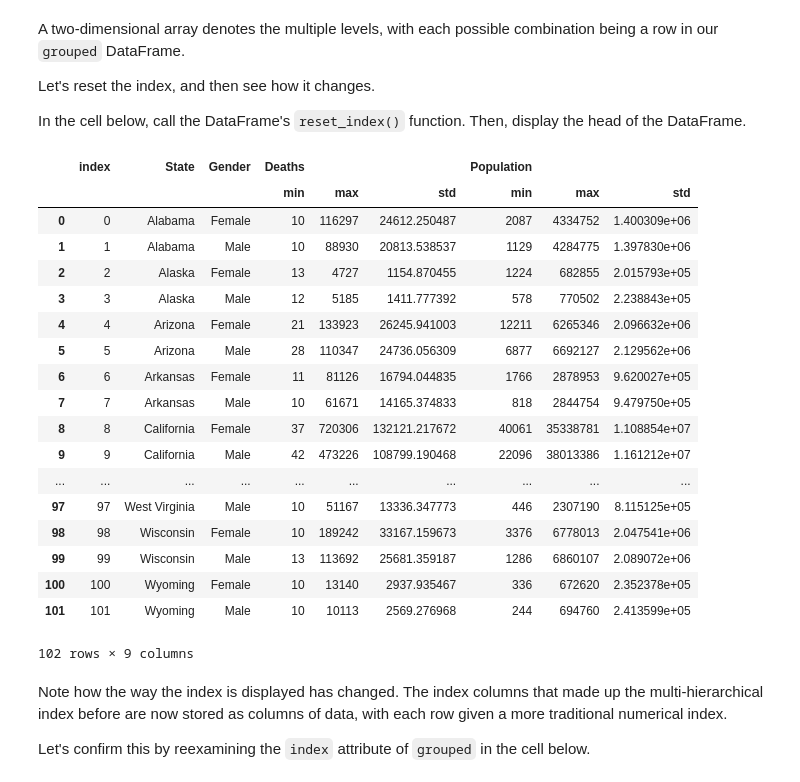
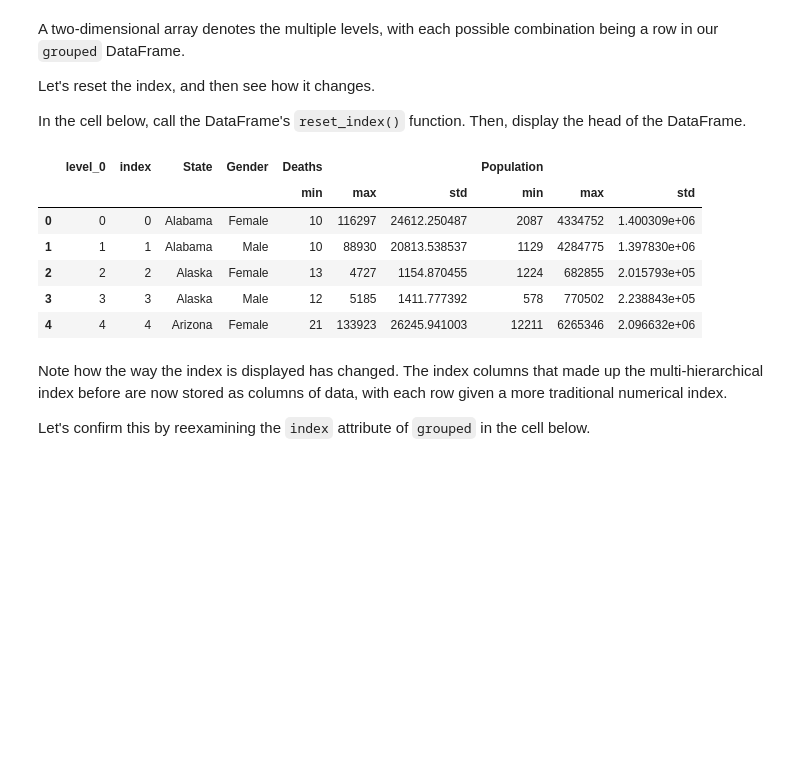
Before and after one commit to AustinKrause/dsc-1-04-09-pivot-tables-with-pandas-lab-nyc-ds-career-031119, a Jupyter notebook: index.ipynb, the cells around one changed output. Saved outputs shown, nothing was run; the diff lists cells and outputs as text; code cells hidden in the pictures; blank space fills up the shorter version.

```diff
--- a/index.ipynb
+++ b/index.ipynb
@@ -268,27 +268,15 @@ In the cell below, call the DataFrame's `reset_index()` function.  Then, display
 # %%
 # First, reset the index. Notice the subtle difference; State and Gender are now columns rather then the index.
 grouped = grouped.reset_index()
-grouped.heaD
+grouped.head()
 # %% [output]
-|  | index | State | Gender | Deaths |  |  | Population |  |  |
-|  |  |  |  | min | max | std | min | max | std |
-| 0 | 0 | Alabama | Female | 10 | 116297 | 24612.250487 | 2087 | 4334752 | 1.400309e+06 |
-| 1 | 1 | Alabama | Male | 10 | 88930 | 20813.538537 | 1129 | 4284775 | 1.397830e+06 |
-| 2 | 2 | Alaska | Female | 13 | 4727 | 1154.870455 | 1224 | 682855 | 2.015793e+05 |
-| 3 | 3 | Alaska | Male | 12 | 5185 | 1411.777392 | 578 | 770502 | 2.238843e+05 |
-| 4 | 4 | Arizona | Female | 21 | 133923 | 26245.941003 | 12211 | 6265346 | 2.096632e+06 |
-| 5 | 5 | Arizona | Male | 28 | 110347 | 24736.056309 | 6877 | 6692127 | 2.129562e+06 |
-| 6 | 6 | Arkansas | Female | 11 | 81126 | 16794.044835 | 1766 | 2878953 | 9.620027e+05 |
-| 7 | 7 | Arkansas | Male | 10 | 61671 | 14165.374833 | 818 | 2844754 | 9.479750e+05 |
-| 8 | 8 | California | Female | 37 | 720306 | 132121.217672 | 40061 | 35338781 | 1.108854e+07 |
-| 9 | 9 | California | Male | 42 | 473226 | 108799.190468 | 22096 | 38013386 | 1.161212e+07 |
-| ... | ... | ... | ... | ... | ... | ... | ... | ... | ... |
-| 97 | 97 | West Virginia | Male | 10 | 51167 | 13336.347773 | 446 | 2307190 | 8.115125e+05 |
-| 98 | 98 | Wisconsin | Female | 10 | 189242 | 33167.159673 | 3376 | 6778013 | 2.047541e+06 |
-| 99 | 99 | Wisconsin | Male | 13 | 113692 | 25681.359187 | 1286 | 6860107 | 2.089072e+06 |
-| 100 | 100 | Wyoming | Female | 10 | 13140 | 2937.935467 | 336 | 672620 | 2.352378e+05 |
-| 101 | 101 | Wyoming | Male | 10 | 10113 | 2569.276968 | 244 | 694760 | 2.413599e+05 |
+|  | level_0 | index | State | Gender | Deaths |  |  | Population |  |  |
+|  |  |  |  |  | min | max | std | min | max | std |
+| 0 | 0 | 0 | Alabama | Female | 10 | 116297 | 24612.250487 | 2087 | 4334752 | 1.400309e+06 |
+| 1 | 1 | 1 | Alabama | Male | 10 | 88930 | 20813.538537 | 1129 | 4284775 | 1.397830e+06 |
+| 2 | 2 | 2 | Alaska | Female | 13 | 4727 | 1154.870455 | 1224 | 682855 | 2.015793e+05 |
+| 3 | 3 | 3 | Alaska | Male | 12 | 5185 | 1411.777392 | 578 | 770502 | 2.238843e+05 |
+| 4 | 4 | 4 | Arizona | Female | 21 | 133923 | 26245.941003 | 12211 | 6265346 | 2.096632e+06 |
-102 rows × 9 columns
 # %% [markdown]
 Note how the way the index is displayed has changed.  The index columns that made up the multi-hierarchical index before are now stored as columns of data, with each row given a more traditional numerical index.
 
```
